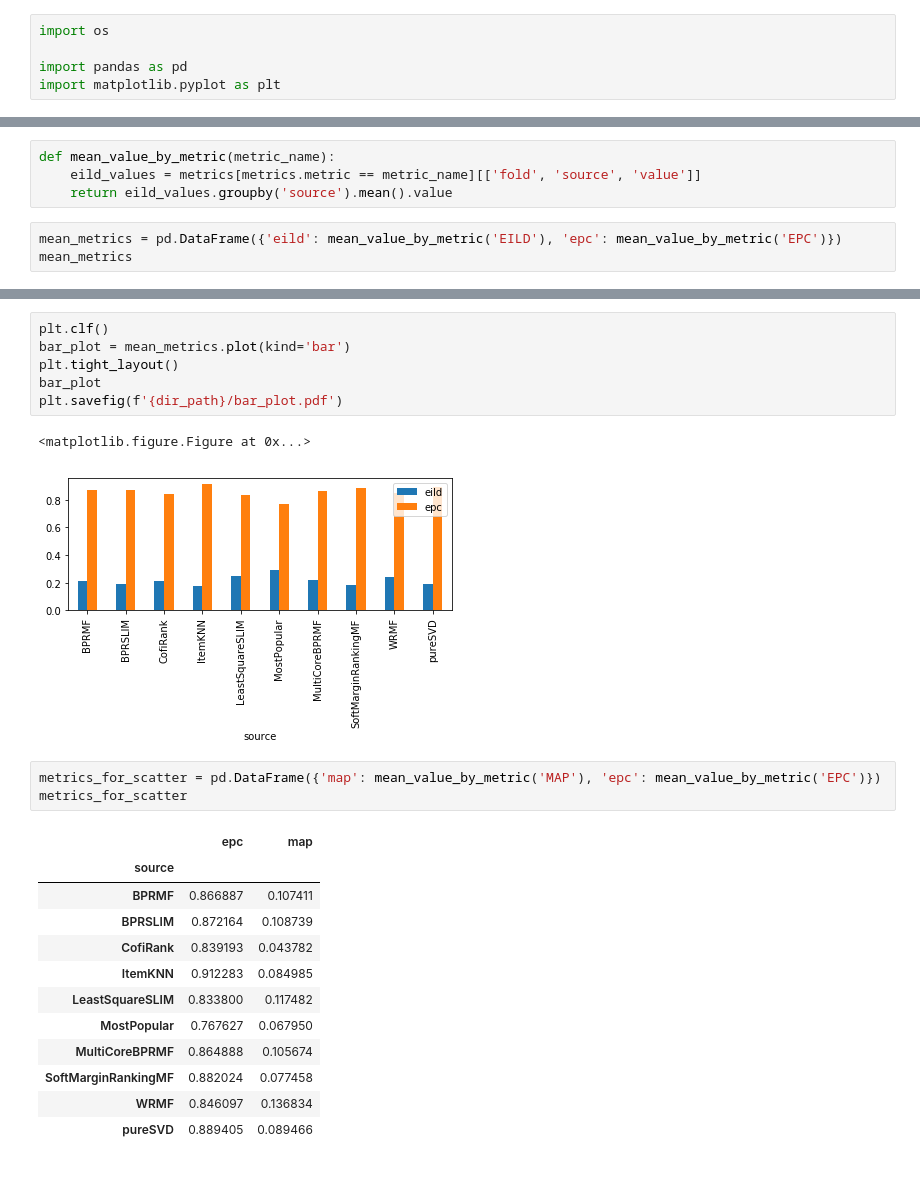
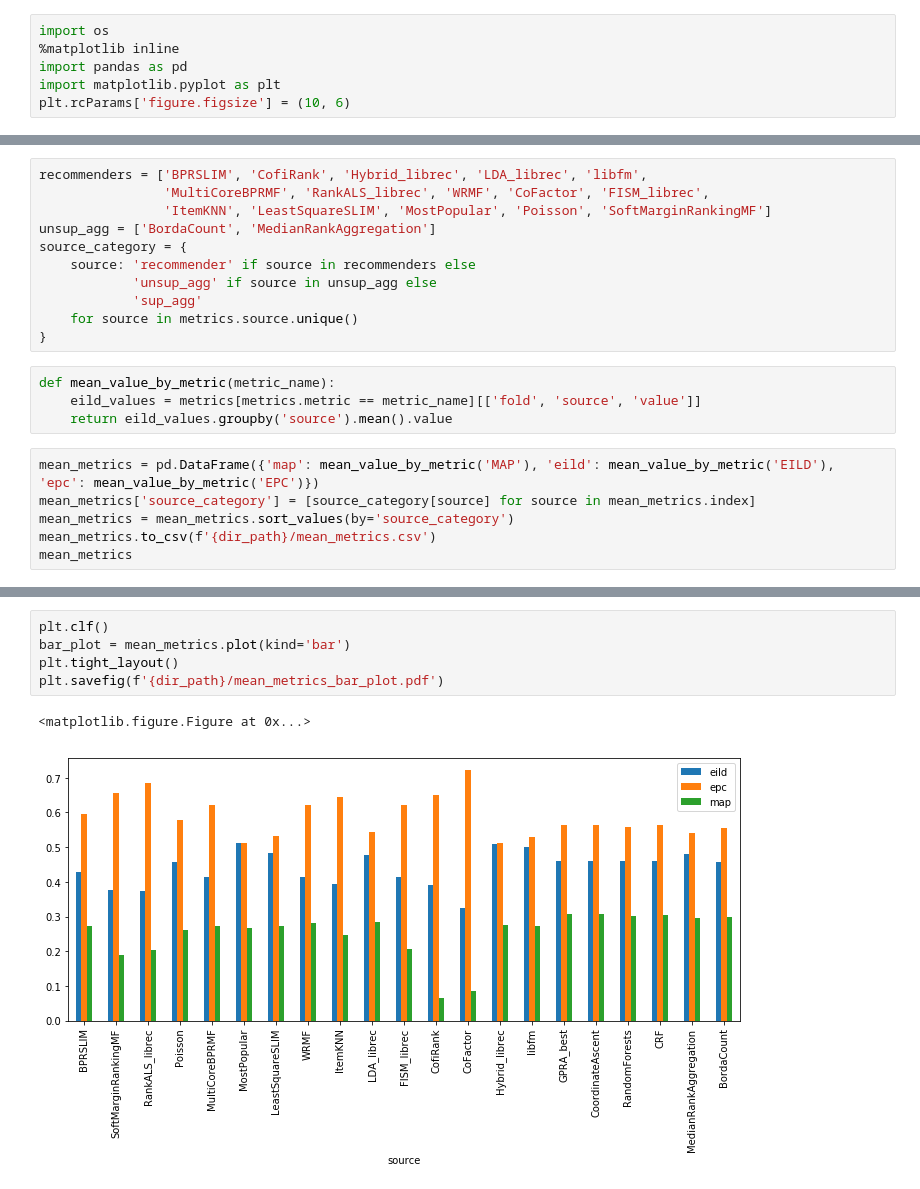
Before and after one commit to Hybbon/ps, a Jupyter notebook: notebooks/metrics_plots.ipynb, the cells around one changed output, grey strips where cells are left out. Saved outputs shown, nothing was run; the diff lists cells and outputs as text.

Commit message:
Update metrics plots notebook

```diff
--- a/notebooks/metrics_plots.ipynb
+++ b/notebooks/metrics_plots.ipynb
@@ -4,6 +1,7 @@
 # %%
 import os
-
+%matplotlib inline
 import pandas as pd
 import matplotlib.pyplot as plt
+plt.rcParams['figure.figsize'] = (10, 6)
 # %%
@@ -34,8 +31,22 @@ metrics
+# %%
+recommenders = ['BPRSLIM', 'CofiRank', 'Hybrid_librec', 'LDA_librec', 'libfm',
+                'MultiCoreBPRMF', 'RankALS_librec', 'WRMF', 'CoFactor', 'FISM_librec',
+                'ItemKNN', 'LeastSquareSLIM', 'MostPopular', 'Poisson', 'SoftMarginRankingMF']
+unsup_agg = ['BordaCount', 'MedianRankAggregation']
+source_category = {
+    source: 'recommender' if source in recommenders else
+            'unsup_agg' if source in unsup_agg else
+            'sup_agg'
+    for source in metrics.source.unique()
+}
 # %%
 def mean_value_by_metric(metric_name):
     eild_values = metrics[metrics.metric == metric_name][['fold', 'source', 'value']]
     return eild_values.groupby('source').mean().value
 # %%
-mean_metrics = pd.DataFrame({'eild': mean_value_by_metric('EILD'), 'epc': mean_value_by_metric('EPC')})
+mean_metrics = pd.DataFrame({'map': mean_value_by_metric('MAP'), 'eild': mean_value_by_metric('EILD'), 'epc': mean_value_by_metric('EPC')})
+mean_metrics['source_category'] = [source_category[source] for source in mean_metrics.index]
+mean_metrics = mean_metrics.sort_values(by='source_category')
+mean_metrics.to_csv(f'{dir_path}/mean_metrics.csv')
 mean_metrics
 # %% [output]
@@ -54,25 +71,8 @@ mean_metrics
 # %%
 plt.clf()
 bar_plot = mean_metrics.plot(kind='bar')
 plt.tight_layout()
-bar_plot
-plt.savefig(f'{dir_path}/bar_plot.pdf')
+plt.savefig(f'{dir_path}/mean_metrics_bar_plot.pdf')
 # %% [output]
 <matplotlib.figure.Figure at 0x...>
-[figure, old version]
+[figure, new version]
-# %%
-metrics_for_scatter = pd.DataFrame({'map': mean_value_by_metric('MAP'), 'epc': mean_value_by_metric('EPC')})
-metrics_for_scatter
-# %% [output]
-|  | epc | map |
-| source |  |  |
-| BPRMF | 0.866887 | 0.107411 |
-| BPRSLIM | 0.872164 | 0.108739 |
-| CofiRank | 0.839193 | 0.043782 |
-| ItemKNN | 0.912283 | 0.084985 |
-| LeastSquareSLIM | 0.833800 | 0.117482 |
-| MostPopular | 0.767627 | 0.067950 |
-| MultiCoreBPRMF | 0.864888 | 0.105674 |
-| SoftMarginRankingMF | 0.882024 | 0.077458 |
-| WRMF | 0.846097 | 0.136834 |
-| pureSVD | 0.889405 | 0.089466 |
```
Also changed, not shown: parts of 8 cells of this notebook.
